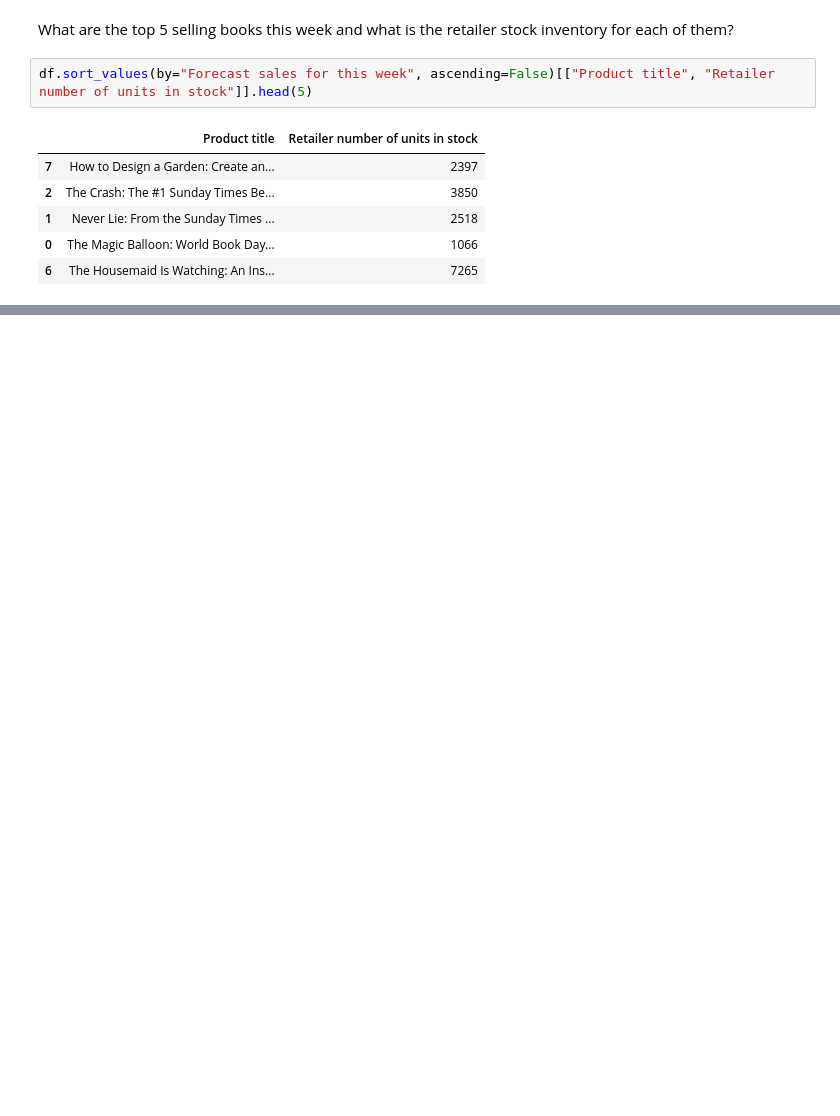
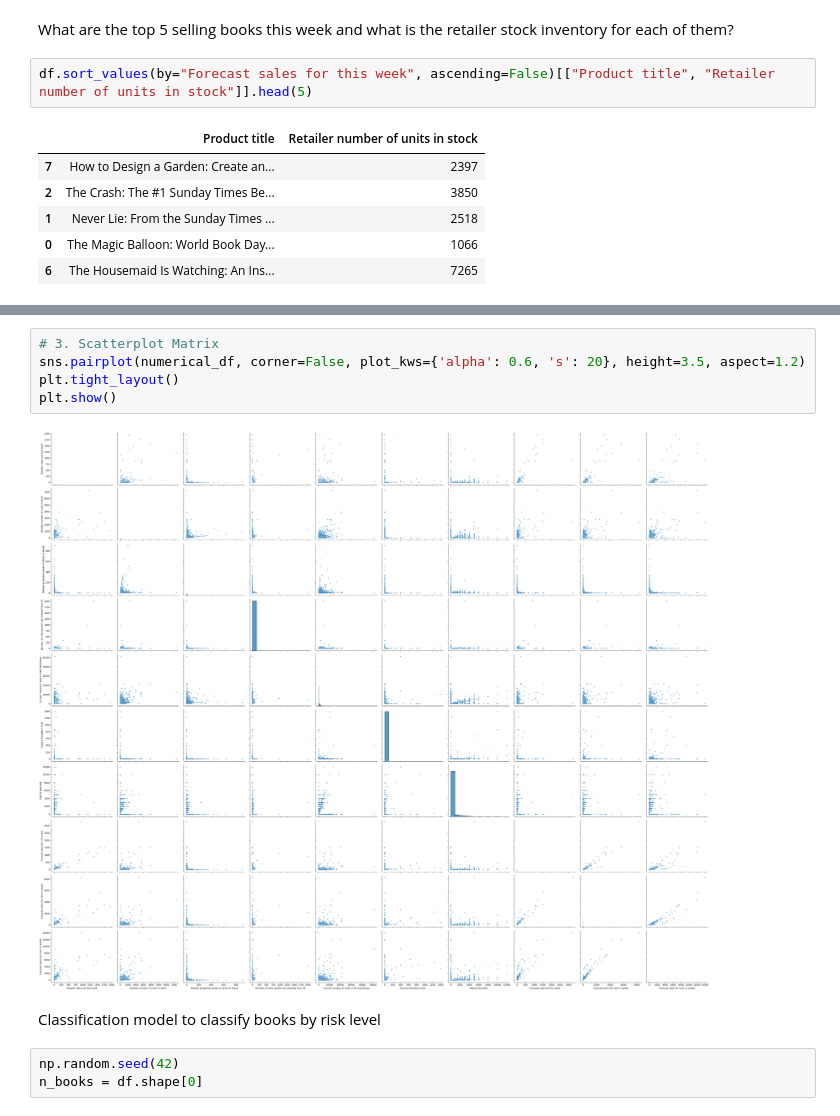
Before and after one commit to andrea-mar/books_dataset, a Jupyter notebook: dk.ipynb, the cells around one changed output, grey strips where cells are left out. Drawn from its saved outputs; the diff is of its cells as text; blank space fills up the shorter version.

Commit message:
modified risk dashboard

```diff
--- a/dk.ipynb
+++ b/dk.ipynb
@@ -141,0 +320,12 @@ df.sort_values(by="Forecast sales for this week", ascending=False)[["Product tit
+# %%
+# 3. Scatterplot Matrix
+sns.pairplot(numerical_df, corner=False, plot_kws={'alpha': 0.6, 's': 20}, height=3.5, aspect=1.2)
+plt.tight_layout()
+plt.show()
+# %% [output]
+[figure, added]
+# %% [markdown]
+Classification model to classify books by risk level
+# %%
+np.random.seed(42)
+n_books = df.shape[0]
```
Also changed, not shown: parts of 25 cells of this notebook, 5 other files.
